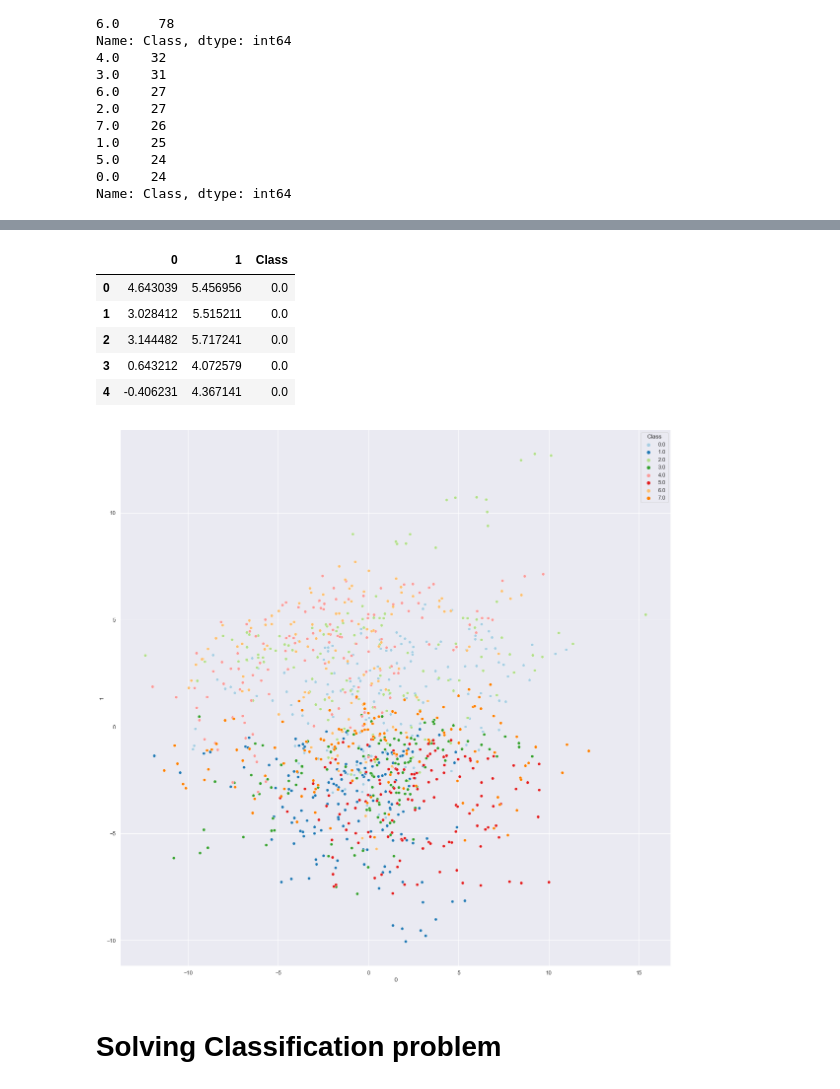
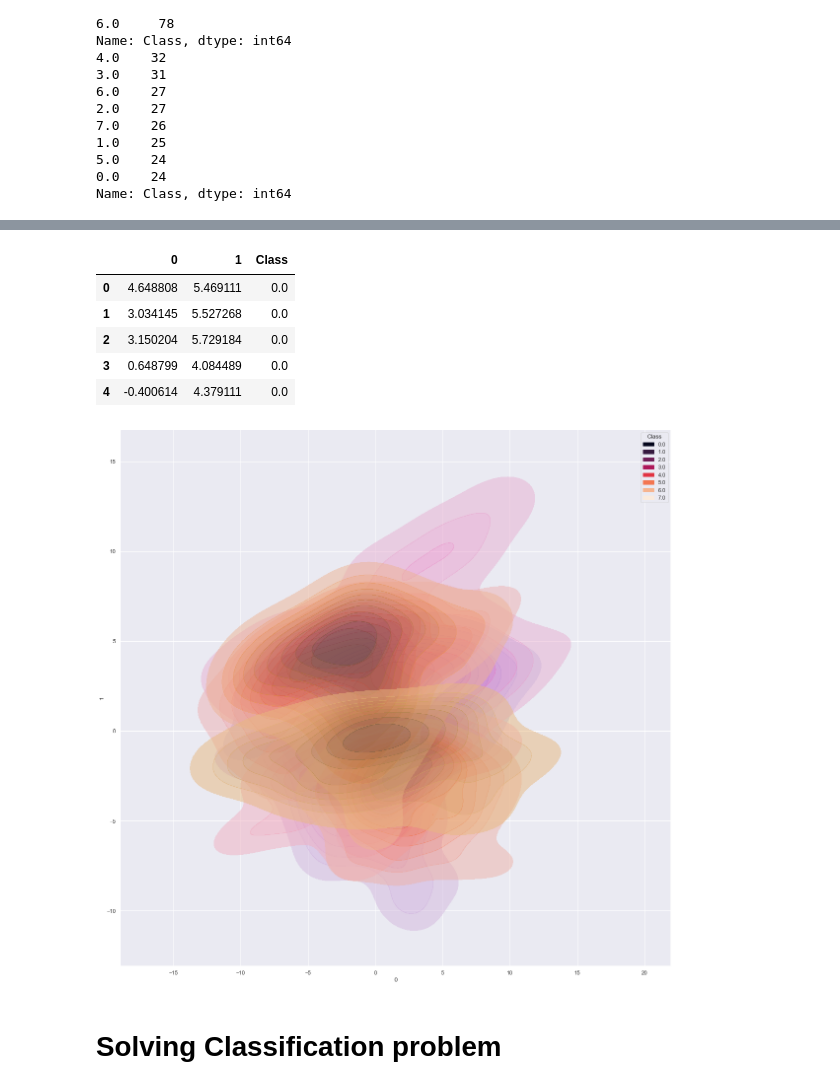
Before and after one commit to bheemaguli/Mice-Protein-Expression, a Jupyter notebook: Notebooks/Model.ipynb, the cells around one changed output, grey strips where cells are left out. Saved outputs shown, nothing was run; the diff lists cells and outputs as text; code cells hidden in the pictures.

Commit message:
Minor Changes to dataset visualization

```diff
--- a/Notebooks/Model.ipynb
+++ b/Notebooks/Model.ipynb
@@ -61,22 +101,26 @@ SVMPipeline = make_pipeline(preprocessor,SVC(random_state=0,probability=True))
 KNNPipeline = make_pipeline(preprocessor,KNeighborsClassifier())
 LRPipeline = make_pipeline(preprocessor,LogisticRegression(solver='sag'))
 # %%
-PCA_df = pd.DataFrame(PCAPipeline.fit_transform(preprocessing(df, useless_columns)[1]))
+PCA_df = pd.DataFrame(PCAPipeline.fit_transform(df))
 PCA_df = pd.concat([PCA_df, df['Class']], axis=1)
 PCA_df.head()
 # %% [output]
 |  | 0 | 1 | Class |
-| 0 | 4.643039 | 5.456956 | 0.0 |
-| 1 | 3.028412 | 5.515211 | 0.0 |
-| 2 | 3.144482 | 5.717241 | 0.0 |
-| 3 | 0.643212 | 4.072579 | 0.0 |
-| 4 | -0.406231 | 4.367141 | 0.0 |
+| 0 | 4.648808 | 5.469111 | 0.0 |
+| 1 | 3.034145 | 5.527268 | 0.0 |
+| 2 | 3.150204 | 5.729184 | 0.0 |
+| 3 | 0.648799 | 4.084489 | 0.0 |
+| 4 | -0.400614 | 4.379111 | 0.0 |
 # %%
 plt.figure(figsize=(20,20))
-sns.scatterplot(x=0, y=1, hue='Class', data=PCA_df, palette=sns.color_palette("Paired", 8))
+sns.kdeplot(
+    x=0, y=1, hue='Class', data=PCA_df,
+    fill=True, common_norm=False, palette="rocket",
+   alpha=.5, linewidth=0,
+   )
 plt.show()
 # %% [output]
-[figure, old version]
+[figure, new version]
 # %% [markdown]
 # Solving Classification problem
 # %%
```
Also changed, not shown: parts of 3 cells of this notebook.
